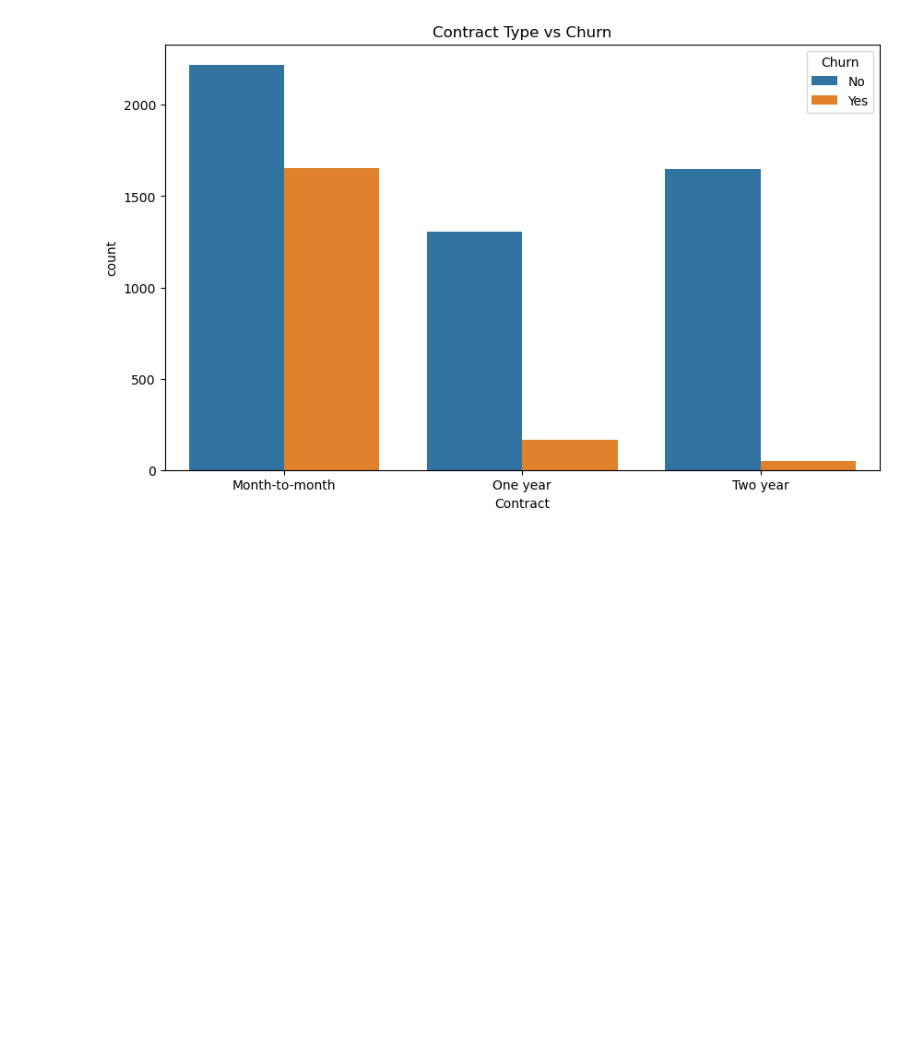
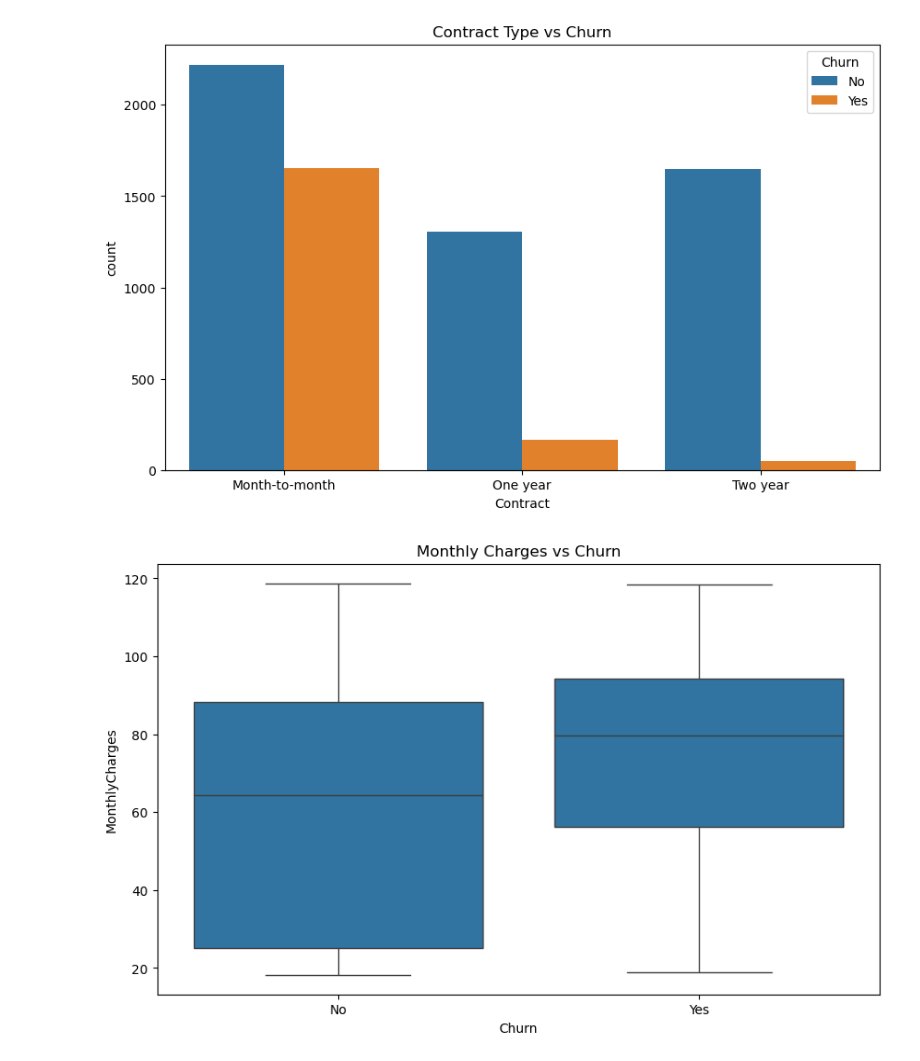
Before and after one commit to Samm-05/telecom-churn-prediction, a Jupyter notebook: notebooks/08_business_insights.ipynb, the cells around one changed output. Cells and saved outputs as stored; diff of their text form; code cells hidden in the pictures; blank space fills up the shorter version.

```diff
--- a/notebooks/08_business_insights.ipynb
+++ b/notebooks/08_business_insights.ipynb
@@ -33,3 +33,19 @@ plt.title(
 plt.show()
 # %% [output]
 [figure]
+# %%
+plt.figure(figsize=(10,6))
+
+sns.boxplot(
+    x="Churn",
+    y="MonthlyCharges",
+    data=df
+)
+
+plt.title(
+    "Monthly Charges vs Churn"
+)
+
+plt.show()
+# %% [output]
+[figure, added]
```
